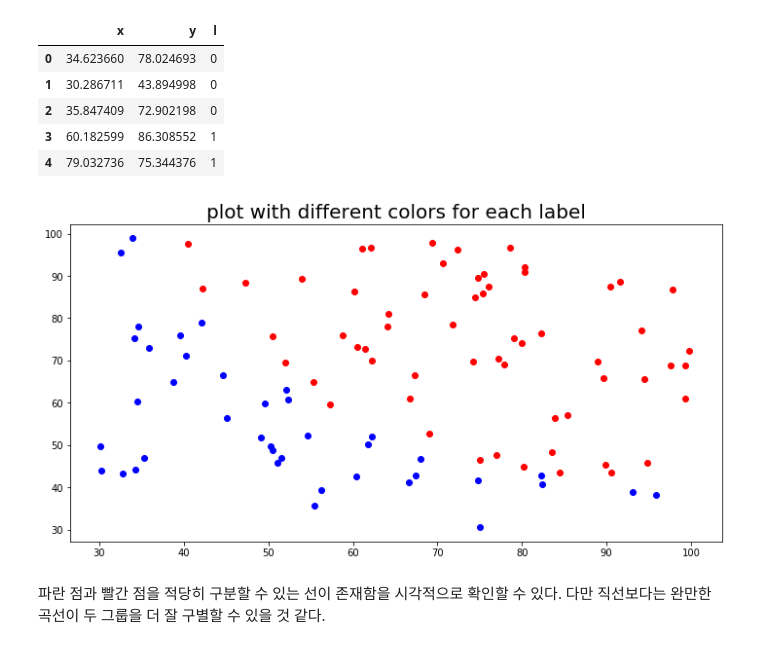
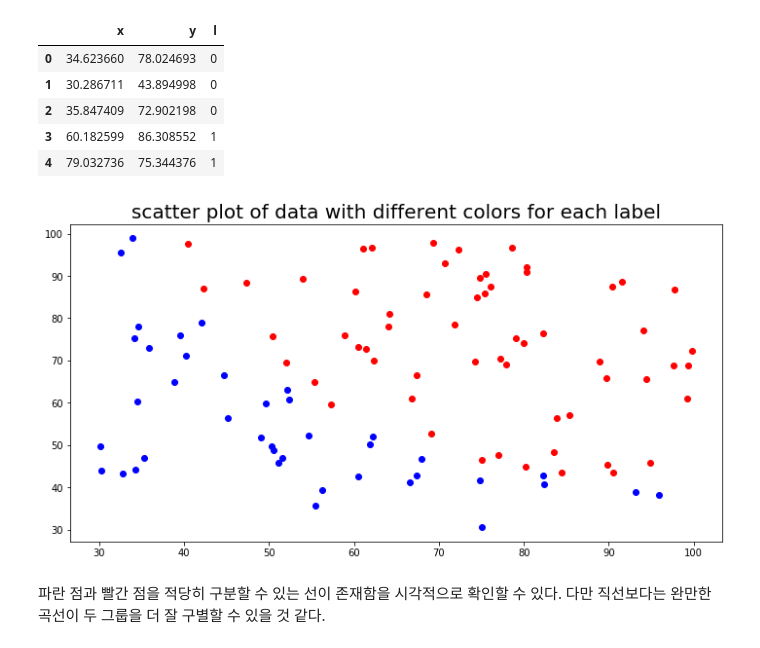
Before and after one commit to BaeHyungjun/2020-1-MachineLearning, a Jupyter notebook: 20152410_배형준_머신러닝_과제5.ipynb, the cells around one changed output. Saved outputs shown, nothing was run; the diff lists cells and outputs as text; code cells hidden in the pictures.

```diff
--- a/20152410_배형준_머신러닝_과제5.ipynb
+++ b/20152410_배형준_머신러닝_과제5.ipynb
@@ -37,13 +37,15 @@ train.head()
 | 3 | 60.182599 | 86.308552 | 1 |
 | 4 | 79.032736 | 75.344376 | 1 |
 # %%
+# scatter plot of data with different colors for each label
+
 plt.figure(figsize=(12, 6))
 plt.plot(label_0.x, label_0.y, 'bo')
-plt.scatter(label_1.x, label_1.y, c='r')
-plt.title('plot with different colors for each label', fontsize=20)
+plt.plot(label_1.x, label_1.y, 'ro')
+plt.title('scatter plot of data with different colors for each label', fontsize=20)
 plt.show()
 # %% [output]
-[figure, old version]
+[figure, new version]
 # %% [markdown]
 파란 점과 빨간 점을 적당히 구분할 수 있는 선이 존재함을 시각적으로 확인할 수 있다. 다만 직선보다는 완만한 곡선이 두 그룹을 더 잘 구별할 수 있을 것 같다.
 # %% [markdown]
```
Also changed, not shown: parts of 12 cells of this notebook.
